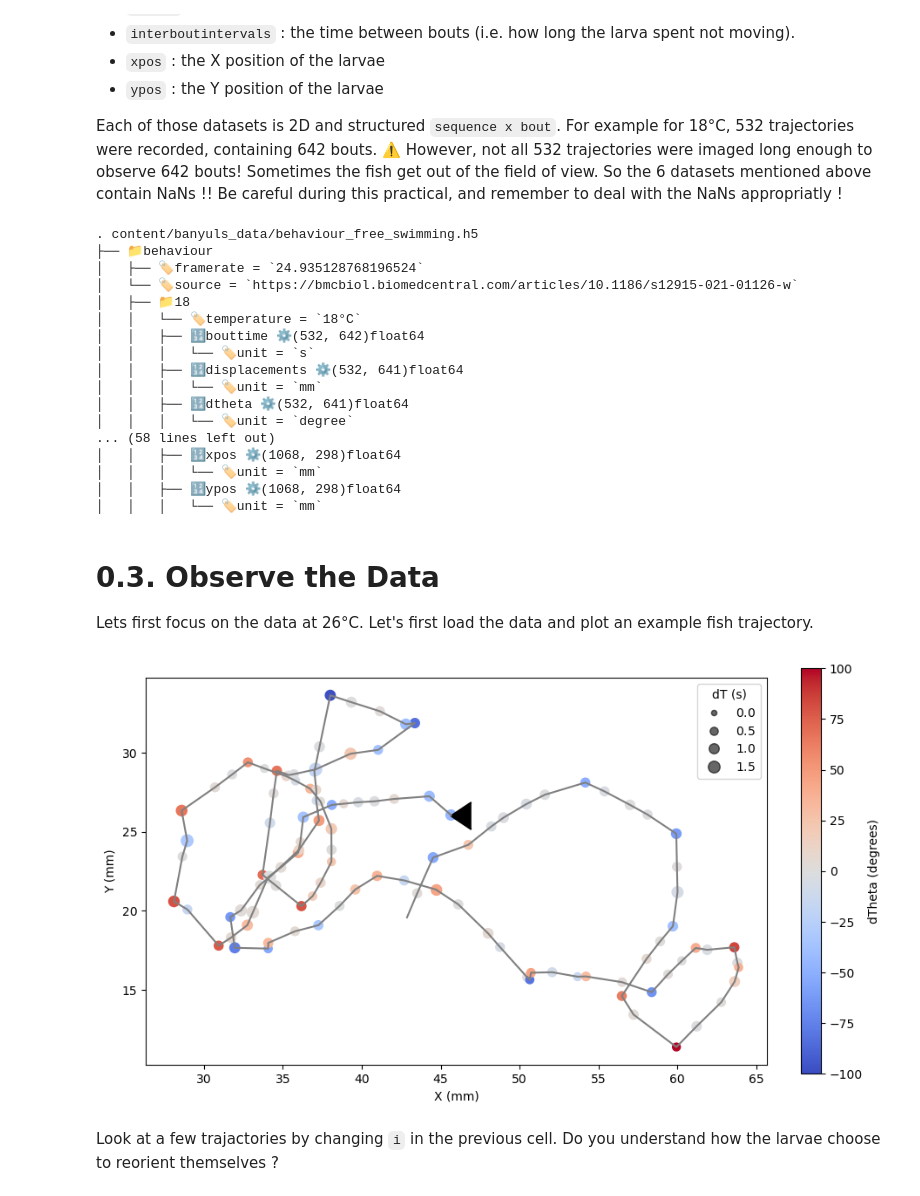
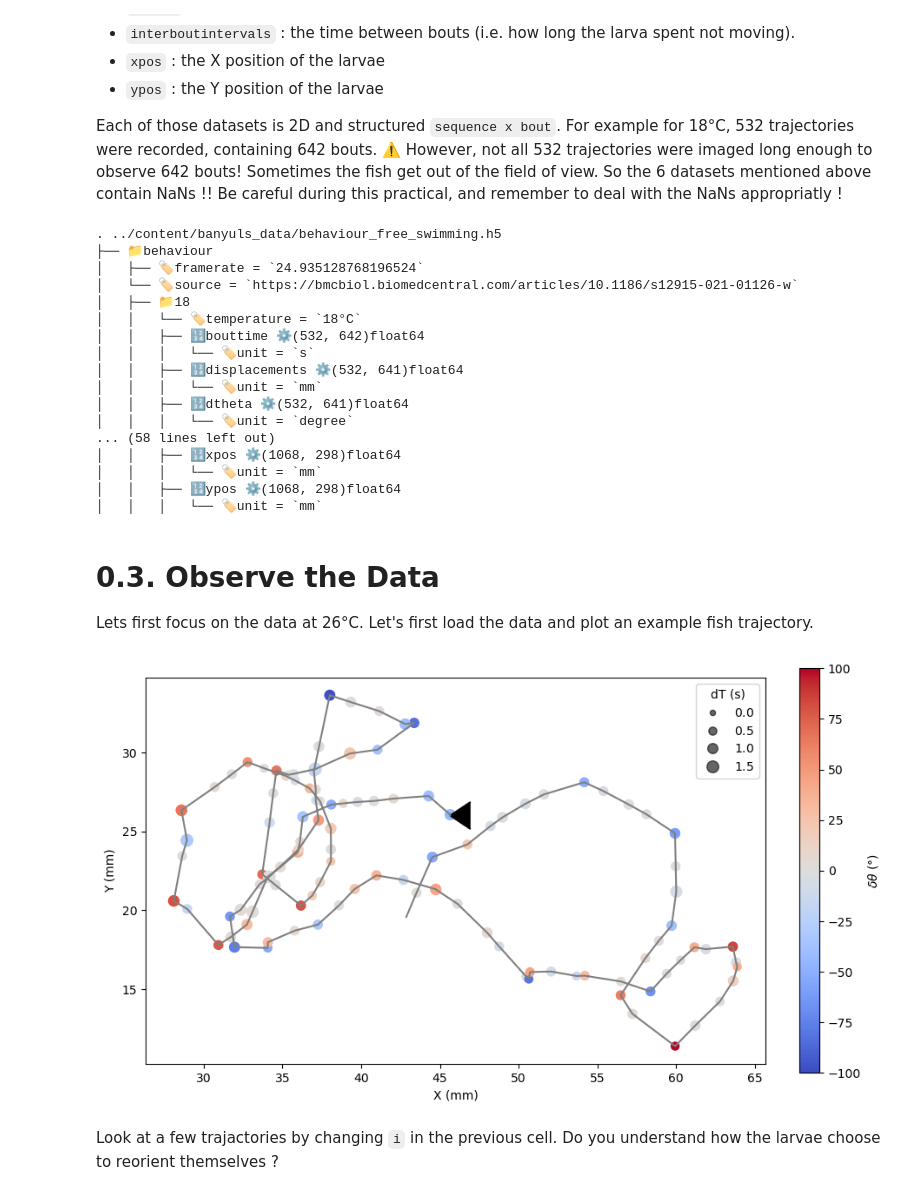
Before and after one commit to EmeEmu/IBIO-Banyuls2023-Python, a Jupyter notebook: corrections/day4_HMMs_correction.ipynb, the cells around one changed output. Cells and saved outputs as stored; diff of their text form; code cells hidden in the pictures.

```diff
--- a/corrections/day4_HMMs_correction.ipynb
+++ b/corrections/day4_HMMs_correction.ipynb
@@ -71,11 +74,11 @@ For each temperature, you have access to different datasets :
 
 Each of those datasets is 2D and structured `sequence x bout`. For example for 18°C, 532 trajectories were recorded, containing 642 bouts. ⚠️ However, not all 532 trajectories were imaged long enough to observe 642 bouts! Sometimes the fish get out of the field of view. So the 6 datasets mentioned above contain NaNs !! Be careful during this practical, and remember to deal with the NaNs appropriatly !
 # %%
-filename = "content/banyuls_data/behaviour_free_swimming.h5"
+filename = "../content/banyuls_data/behaviour_free_swimming.h5"
 file = h5py.File(filename, "r")
 h5tree_view(file)
 # %% [output]
-. content/banyuls_data/behaviour_free_swimming.h5
+. ../content/banyuls_data/behaviour_free_swimming.h5
 ├── 📁behaviour
 │   ├── 🏷️framerate = `24.935128768196524`
 │   └── 🏷️source = `https://bmcbiol.biomedcentral.com/articles/10.1186/s12915-021-01126-w`
@@ -107,23 +108,23 @@ distance = data["displacements"][:]     # distance traveled with each bout
 # %%
 i = 1
 fig, ax = plt.subplots(figsize=(10,10))
 
 ax.plot(xs[i], ys[i], color="grey")
 h = ax.scatter(
     xs[i], ys[i], c=np.insert(dthetas[i],-1,0),
     s=np.insert(np.nan_to_num(dts[i]), 0, 0)*50+20,
     cmap="coolwarm", vmin=-100, vmax=+100)
 ax.scatter(xs[i,0], ys[i,0], marker=4, s=500, color="k")
 
-fig.colorbar(h, ax=ax, label="dTheta (degrees)", fraction=0.03)
+fig.colorbar(h, ax=ax, label=r"$\delta\theta$ (°)", fraction=0.03)
 handles, labels = h.legend_elements(prop="sizes", alpha=0.6, num=5, func=lambda x: (x-20)/50)
 legend2 = ax.legend(handles, labels, loc="upper right", title="dT (s)")
 
 ax.set_xlabel("X (mm)")
 ax.set_ylabel("Y (mm)")
 ax.set_aspect("equal")
 # %% [output]
-[figure, old version]
+[figure, new version]
 # %% [markdown]
 Look at a few trajactories by changing `i` in the previous cell. Do you understand how the larvae choose to reorient themselves ?
 # %% [markdown]
```
Also changed, not shown: parts of 22 cells of this notebook, 1 other file.
